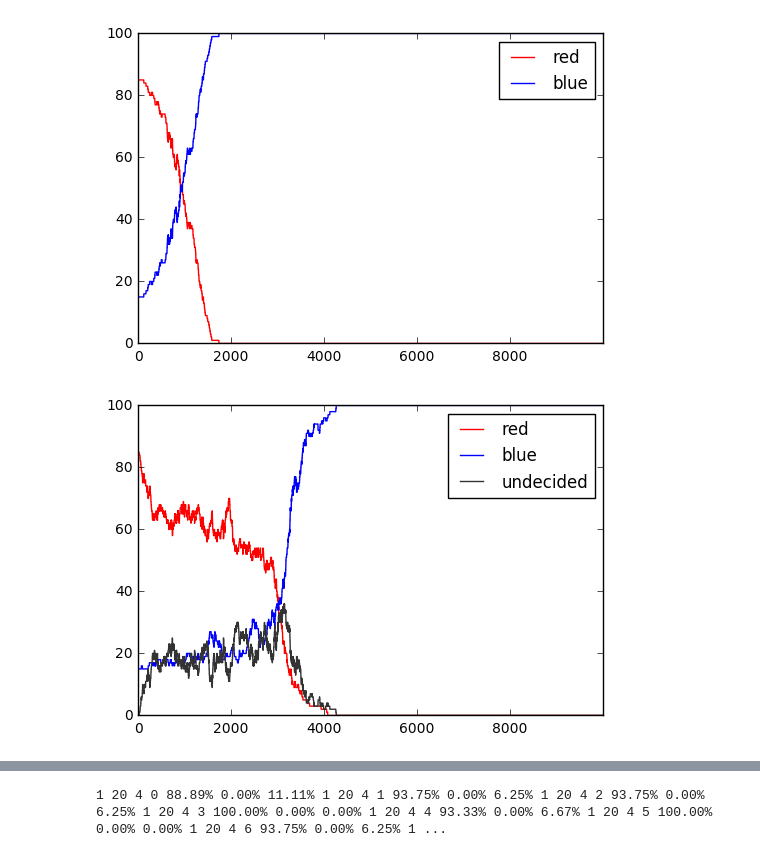
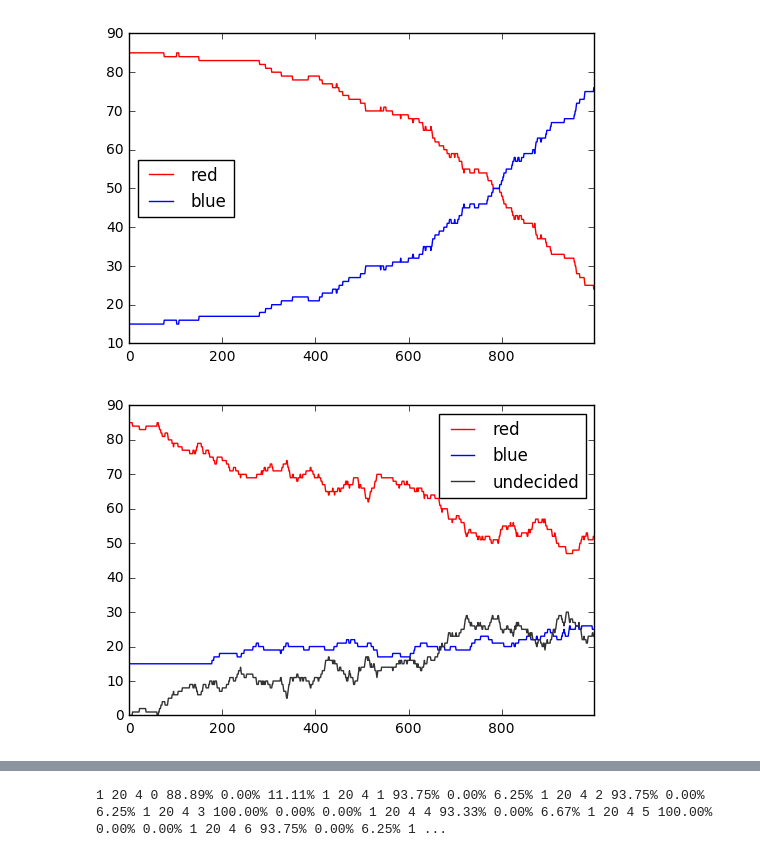
Before and after one commit to tooji/AM, a Jupyter notebook: AM.ipynb, the cells around one changed output, grey strips where cells are left out. Drawn from its saved outputs; the diff is of its cells as text; code cells hidden in the pictures.

```diff
--- a/AM.ipynb
+++ b/AM.ipynb
@@ -593,16 +597,17 @@ def run_am_simulation(num_runs, red_agents, blue_agents, undecided_agents, inter
 # %%
 """
 run the main function, kicking off the simulation
 """
 #wc = main()
 
 #df = wc.create_df()
-
-df_memory = run_memory_simulation(10000, 85, 15, 4, red_stubborn=False, blue_stubborn=True)
-df_am = run_am_simulation(10000, 85, 15, 0, interaction_rule=interact_am, red_stubborn=False, blue_stubborn=True)
+wc_memory = run_memory_simulation(1000, 85, 15, 4, red_stubborn=False, blue_stubborn=True)
+df_memory = wc_memory.create_df()
+wc_am = run_am_simulation(1000, 85, 15, 0, interaction_rule=interact_am, red_stubborn=False, blue_stubborn=True)
+df_am = wc_am.create_df()
 
 plot_df(df_memory, hide_undecided=True)
 plot_df(df_am, hide_undecided=False)
 # %% [output]
-[figure, old version]
+[figure, new version]
-[figure, old version]
+[figure, new version]
```
Also changed, not shown: parts of 2 cells of this notebook.
